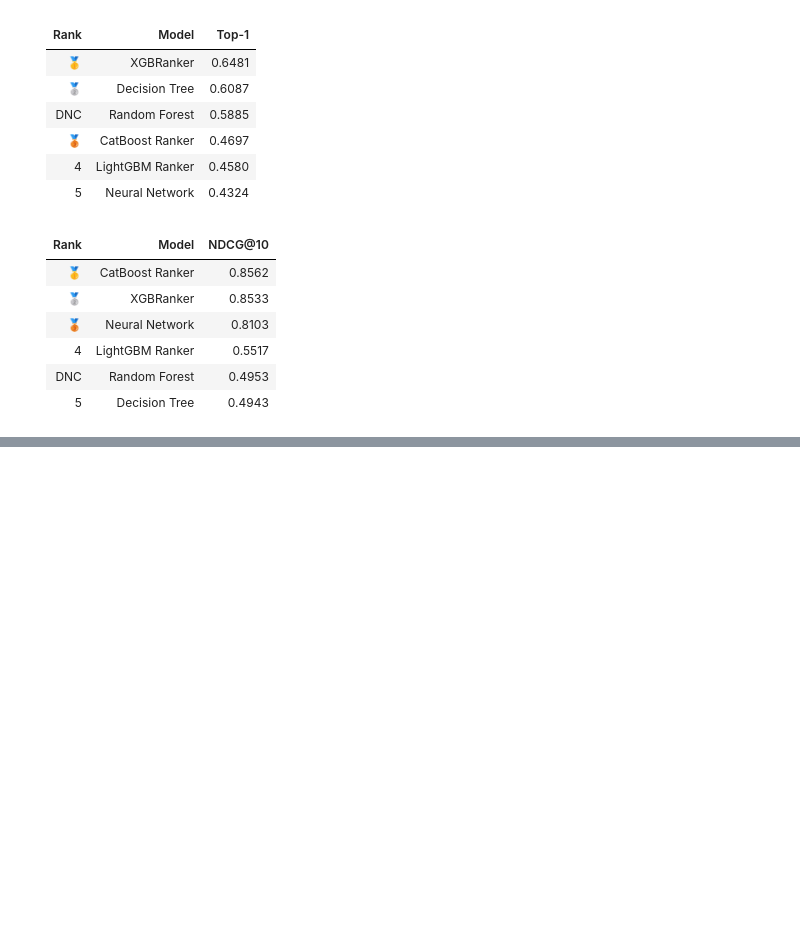
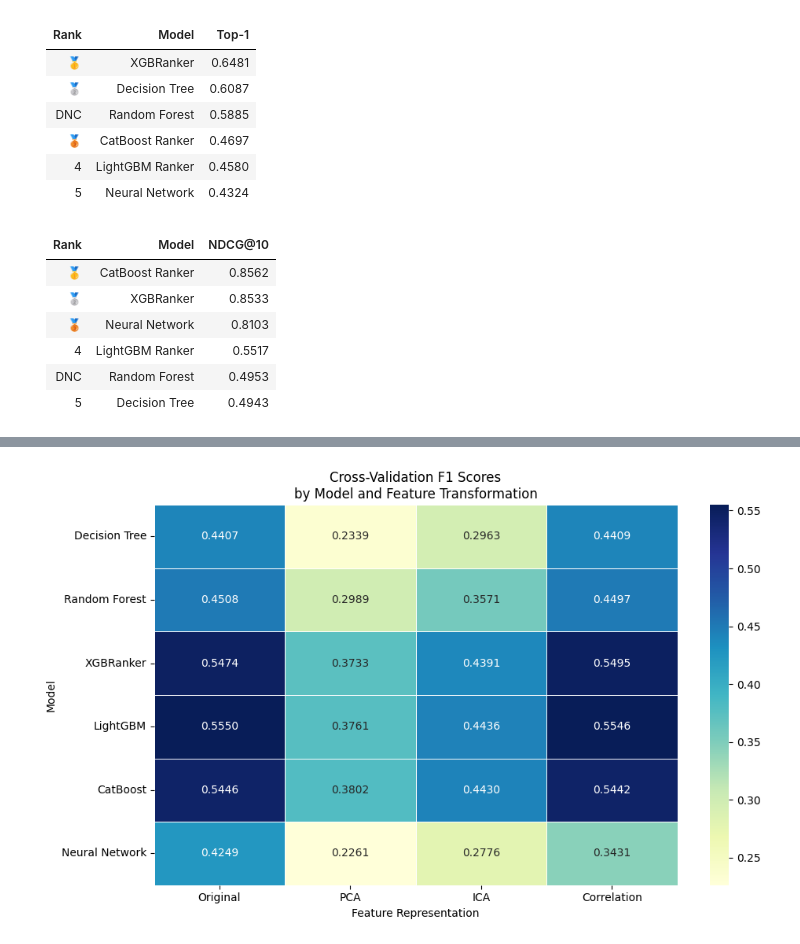
Before and after one commit to knguyen0923/Equi-Metrics, a Jupyter notebook: Equi_Metrics.ipynb, the cells around one changed output, grey strips where cells are left out. Cells and saved outputs as stored; diff of their text form; code cells hidden in the pictures; blank space fills up the shorter version.

```diff
--- a/Equi_Metrics.ipynb
+++ b/Equi_Metrics.ipynb
@@ -4306,0 +5073,38 @@ Passing `palette` without assigning `hue` is deprecated and will be removed in v
+# %%
+import pandas as pd
+import seaborn as sns
+import matplotlib.pyplot as plt
+
+results = pd.DataFrame({
+    "Original": [0.4407, 0.4508, 0.5474, 0.5550, 0.5446, 0.4249],
+    "PCA": [0.2339, 0.2989, 0.3733, 0.3761, 0.3802, 0.2261],
+    "ICA": [0.2963, 0.3571, 0.4391, 0.4436, 0.4430, 0.2776],
+    "Correlation": [0.4409, 0.4497, 0.5495, 0.5546, 0.5442, 0.3431]
+},
+index=[
+    "Decision Tree",
+    "Random Forest",
+    "XGBRanker",
+    "LightGBM",
+    "CatBoost",
+    "Neural Network"
+])
+
+plt.figure(figsize=(10, 6))
+
+sns.heatmap(
+    results,
+    annot=True,
+    fmt=".4f",
+    cmap="YlGnBu",
+    linewidths=0.5
+)
+
+plt.title("Cross-Validation F1 Scores\nby Model and Feature Transformation")
+plt.ylabel("Model")
+plt.xlabel("Feature Representation")
+
+plt.tight_layout()
+plt.show()
+# %% [output]
+[figure, added]
```
Also changed, not shown: parts of 32 cells of this notebook.
